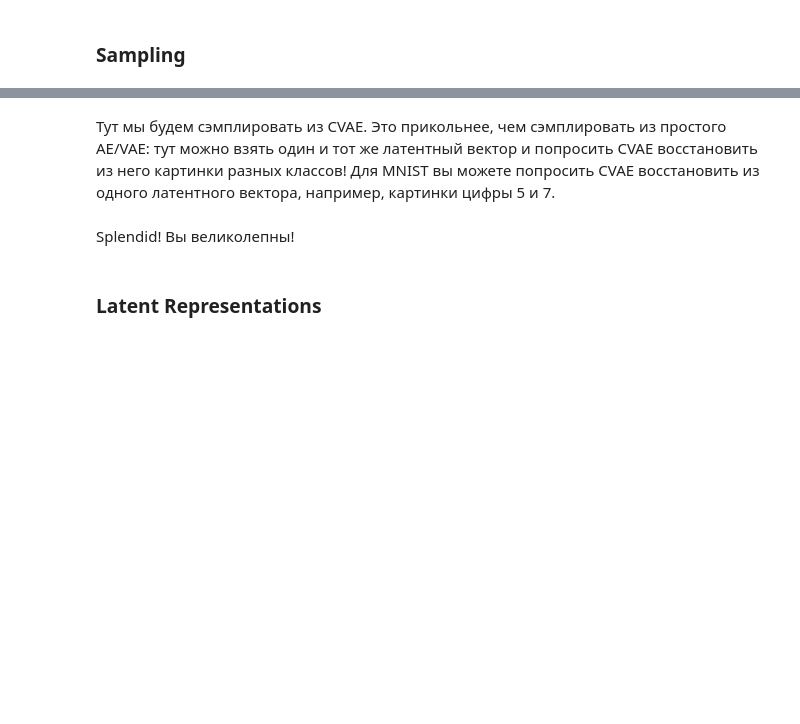
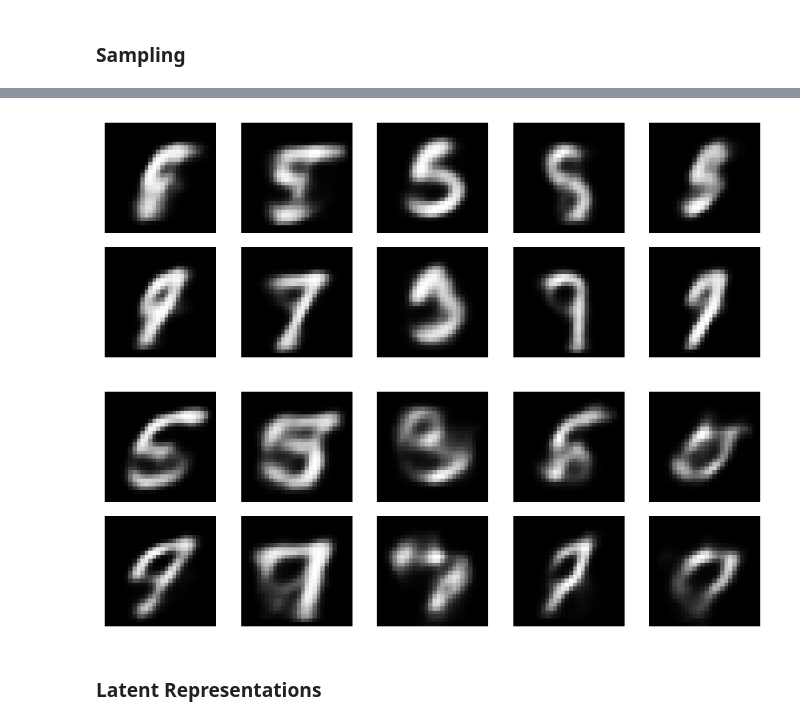
Before and after one commit to stepan-zykov/DLS, a Jupyter notebook: AutoEncoder/Conditional_VAE.ipynb, the cells around one changed output, grey strips where cells are left out. Drawn from its saved outputs; the diff is of its cells as text; code cells hidden in the pictures; blank space fills up the shorter version.

Commit message:
Закончил с CVAE

```diff
--- a/AutoEncoder/Conditional_VAE.ipynb
+++ b/AutoEncoder/Conditional_VAE.ipynb
@@ -252,8 +256,6 @@ cvae = torch.load('cvae.pt').to(device)
 # %%
 num_pictures = 10
-mu = torch.tensor(np.array([np.random.normal(0, 1, LATENT_SIZE) for i in range(num_pictures)])).to(device)
-sd = torch.tensor(np.array([np.random.normal(0, 1, LATENT_SIZE) for i in range(num_pictures)])).to(device)
-y = torch.tensor([5 for _ in range(num_pictures)])
+mu = torch.tensor(np.array([np.random.normal(0, 1, LATENT_SIZE) for i in range(num_pictures)])).float().to(device)
+sd = torch.tensor(np.array([np.random.normal(0, 1, LATENT_SIZE) for i in range(num_pictures)])).float().to(device)
+y_5 = F.one_hot(torch.tensor([5 for _ in range(num_pictures)]), num_classes=10).float().to(device)
+y_7 = F.one_hot(torch.tensor([7 for _ in range(num_pictures)]), num_classes=10).float().to(device)
-# %% [markdown]
-Тут мы будем сэмплировать из CVAE. Это прикольнее, чем сэмплировать из простого AE/VAE: тут можно взять один и тот же латентный вектор и попросить CVAE восстановить из него картинки разных классов!
-Для MNIST вы можете попросить CVAE восстановить из одного латентного вектора, например, картинки цифры 5 и 7.
@@ -262,5 +262,14 @@ y = torch.tensor([5 for _ in range(num_pictures)])
-# %% [markdown]
-Splendid! Вы великолепны!
+# %%
+cvae.eval()
+with torch.no_grad():
+    reconstructed_5 = cvae.decode(mu, sd, y_5).view(-1, 28, 28).cpu()
+    reconstructed_7 = cvae.decode(mu, sd, y_7).view(-1, 28, 28).cpu()
+# %%
+for i in range(0, 6, 5):
+    compare_pictures_vae(reconstructed_5[i:i+5], reconstructed_7[i:i+5])
+# %% [output]
+[figure, added]
+[figure, added]
 # %% [markdown]
 ### Latent Representations
 # %% [markdown]
```
Also changed, not shown: parts of 9 cells of this notebook.
